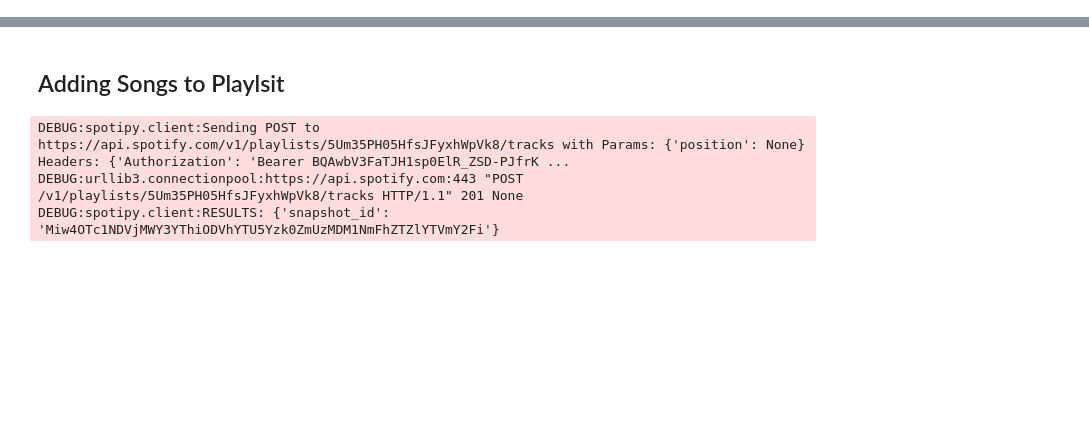
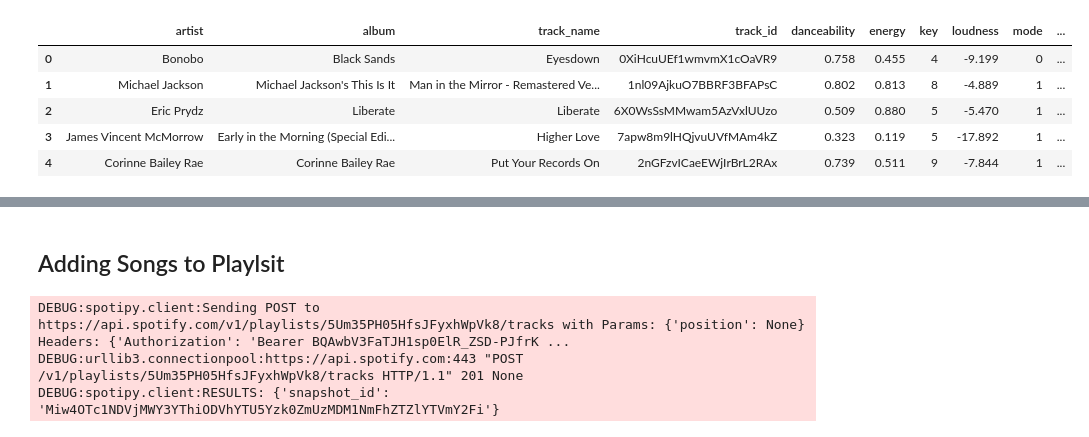
Before and after one commit to victoriab027/MusicDataAnalysis, a Jupyter notebook: notebooks/5.0-spotify-song-targeting.ipynb, the cells around one changed output, grey strips where cells are left out. Drawn from its saved outputs; the diff is of its cells as text; code cells hidden in the pictures; blank space fills up the shorter version.

```diff
--- a/notebooks/5.0-spotify-song-targeting.ipynb
+++ b/notebooks/5.0-spotify-song-targeting.ipynb
@@ -17,7 +20,7 @@ SPOTIPY_CLIENT_ID = "dad67ad76b404a1cb4ff094d0146a762"
 SPOTIPY_CLIENT_SECRET = "3f922e4f5a38455ab1304ec3a2c7e6a3"
 SPOTIPY_REDIRECT_URI = "http://localhost:3000"
 SCOPE = ('user-read-recently-played,user-library-read,user-read-currently-playing,playlist-read-private,playlist-modify-private,playlist-modify-public,user-read-email,user-modify-playback-state,user-read-private,user-read-playback-state')
-sp_oauth = oauth2.SpotifyOAuth( SPOTIPY_CLIENT_ID, SPOTIPY_CLIENT_SECRET,SPOTIPY_REDIRECT_URI,scope=SCOPE )
+sp_oauth = oauth2.SpotifyOAuth(credientals.SPOTIPY_CLIENT_ID,credientals.SPOTIPY_CLIENT_SECRET, credientals.SPOTIPY_REDIRECT_URI ,scope=SCOPE )
 
 #click "Accept" in your browser when the auth window pops up
 code = sp_oauth.get_auth_response(open_browser=True)
@@ -141,0 +100,7 @@ Genre not found
+# %%
+# create a smaller list
+genere_list = ["chill", "club"]
+
+# Generate recommendations based on the seed track
+results = sp.recommendations(seed_genres=genere_list, limit=100)
+tracks = results["tracks"]
@@ -141,0 +110,33 @@ Genre not found
+# %%
+#print(tracks[0]["id"])
+ # Create empty dataframe
+song_features_list = ["artist","album","track_name",  "track_id","danceability","energy","key","loudness","mode", "speechiness","instrumentalness","liveness","valence","tempo", "duration_ms","time_signature"]
+
+song_df = pd.DataFrame(columns = song_features_list)
+
+for track in tracks:
+    # Create empty dict
+    playlist_features = {}
+    # Get metadata
+    playlist_features["artist"] = track["album"]["artists"][0]["name"]
+    playlist_features["album"] = track["album"]["name"]
+    playlist_features["track_name"] = track["name"]
+    playlist_features["track_id"] = track["id"]
+
+    # Get audio features
+    audio_features = sp.audio_features(playlist_features["track_id"])[0]
+    for feature in song_features_list[4:]:
+        playlist_features[feature] = audio_features[feature]
+
+    # Concat the dfs
+    track_df = pd.DataFrame(playlist_features, index = [0])
+    song_df = pd.concat([song_df, track_df], ignore_index = True)
+# %%
+song_df.head()
+# %% [output]
+|  | artist | album | track_name | track_id | danceability | energy | key | loudness | mode | ... |
+| 0 | Bonobo | Black Sands | Eyesdown | 0XiHcuUEf1wmvmX1cOaVR9 | 0.758 | 0.455 | 4 | -9.199 | 0 | ... |
+| 1 | Michael Jackson | Michael Jackson's This Is It | Man in the Mirror - Remastered Ve... | 1nl09AjkuO7BBRF3BFAPsC | 0.802 | 0.813 | 8 | -4.889 | 1 | ... |
+| 2 | Eric Prydz | Liberate | Liberate | 6X0WsSsMMwam5AzVxlUUzo | 0.509 | 0.880 | 5 | -5.470 | 1 | ... |
+| 3 | James Vincent McMorrow | Early in the Morning (Special Edi... | Higher Love | 7apw8m9lHQjvuUVfMAm4kZ | 0.323 | 0.119 | 5 | -17.892 | 1 | ... |
+| 4 | Corinne Bailey Rae | Corinne Bailey Rae | Put Your Records On | 2nGFzvICaeEWjIrBrL2RAx | 0.739 | 0.511 | 9 | -7.844 | 1 | ... |
```
Also changed, not shown: parts of 21 cells of this notebook, 5 other files.
